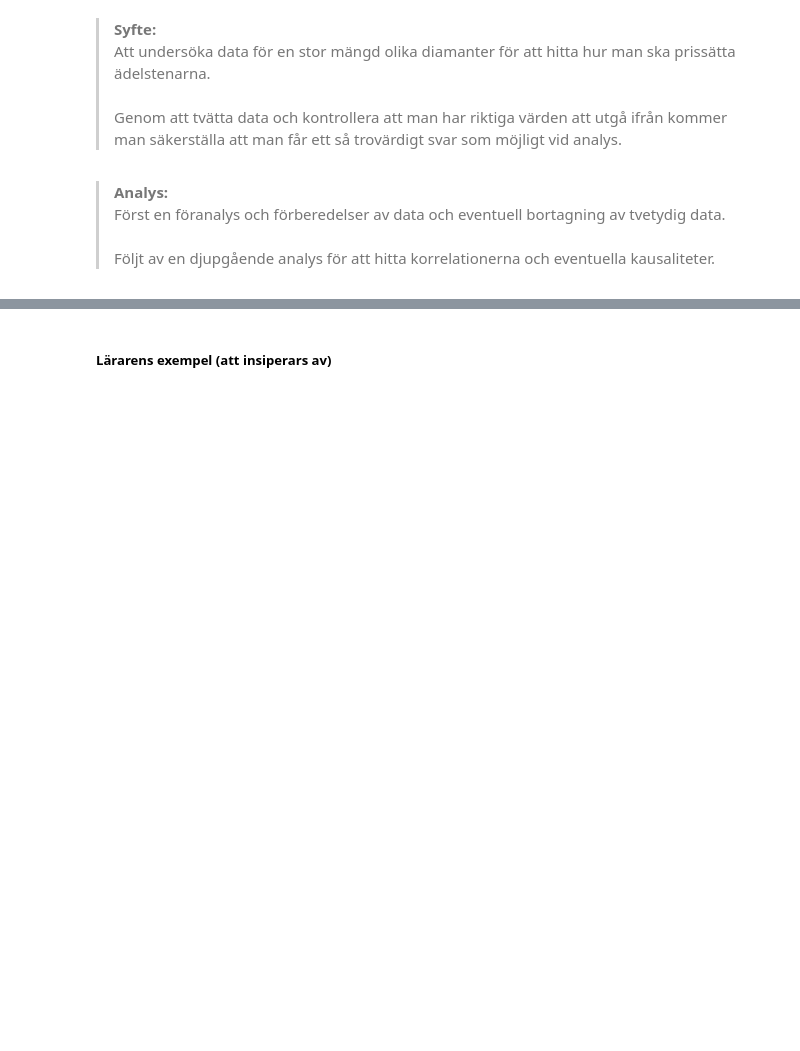
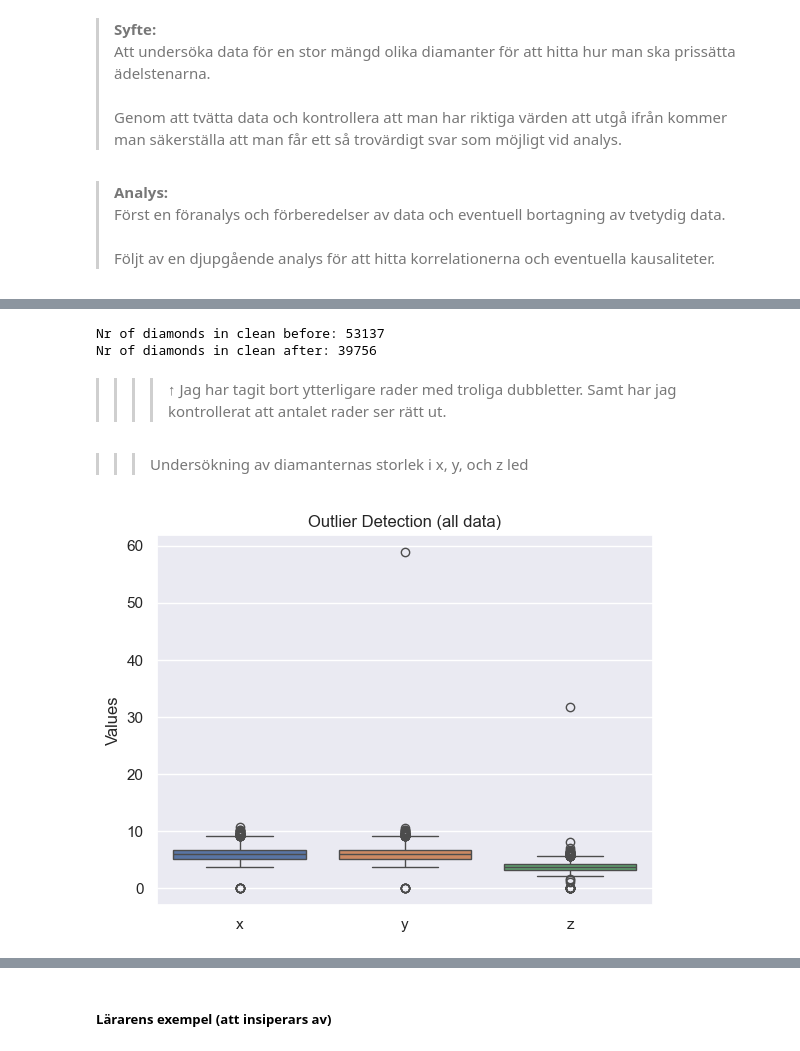
Before and after one commit to Livorya/python-assignment, a Jupyter notebook: kunskapskontroll.ipynb, the cells around one changed output, grey strips where cells are left out. Drawn from its saved outputs; the diff is of its cells as text; code cells hidden in the pictures; blank space fills up the shorter version.

```diff
--- a/kunskapskontroll.ipynb
+++ b/kunskapskontroll.ipynb
@@ -234,0 +547,10 @@ diamonds.boxplot("price")
+# %%
+diamonds_no_xyz = pd.DataFrame(diamonds_clean, columns=["carat", "cut", "clarity", "color","depth", "table", "price"])
+
+print("Duplicated rows without xyz values (excluding first occurance):", sum(diamonds_no_xyz.duplicated(keep="first")))
+print()
+print("List of duplicate:")
+print(diamonds_clean[diamonds_no_xyz.duplicated(keep=False) == True])
+print()
+print("List of duplicates (excluding first occurance):")
+print(diamonds_clean[diamonds_no_xyz.duplicated(keep="first") == True])
@@ -234,0 +618,19 @@ diamonds.boxplot("price")
+# %%
+print("Nr of diamonds in clean before:", len(diamonds_clean))
+diamonds_clean = diamonds_clean[diamonds_4c.duplicated(keep="first") == False]
+print("Nr of diamonds in clean after:", len(diamonds_clean))
+# %% [output]
+Nr of diamonds in clean before: 53137
+Nr of diamonds in clean after: 39756
+# %% [markdown]
+> > > >&uarr; Jag har tagit bort ytterligare rader med troliga dubbletter. Samt har jag kontrollerat att antalet rader ser rätt ut.
+# %% [markdown]
+> > >Undersökning av diamanternas storlek i x, y, och z led
+# %%
+diamonds_xyz = pd.DataFrame(diamonds_clean, columns=["x", "y", "z"])
+sns.boxplot(data=diamonds_xyz)
+plt.title("Outlier Detection (all data)")
+plt.ylabel("Values")
+plt.show()
+# %% [output]
+[figure, added]
```
Also changed, not shown: parts of 80 cells of this notebook.
